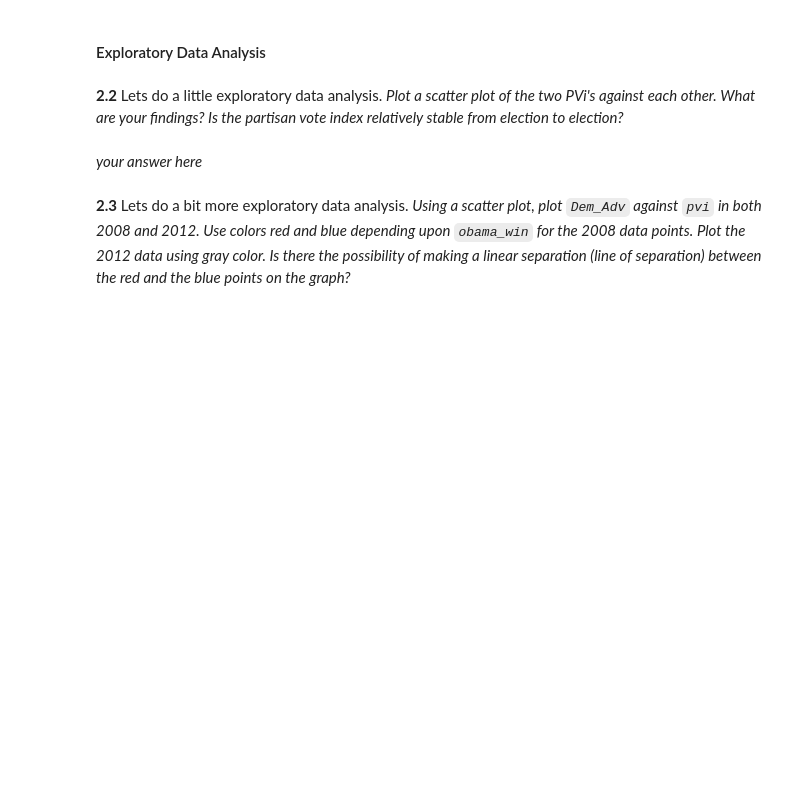
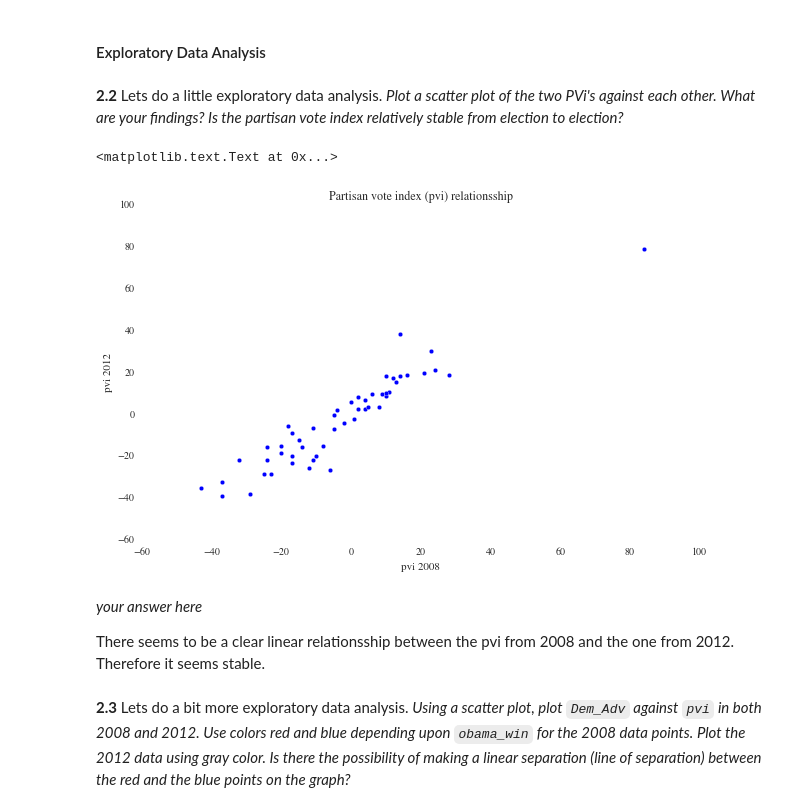
Before and after one commit to imantdaunhawer/content_2013, a Jupyter notebook: HW2.ipynb, the cells around one changed output. Saved outputs shown, nothing was run; the diff lists cells and outputs as text; code cells hidden in the pictures; blank space fills up the shorter version.

```diff
--- a/HW2.ipynb
+++ b/HW2.ipynb
@@ -850,0 +871,8 @@ pvi08.head()
+# %%
+#your code here
+e2008 = pd.DataFrame(pvi08, columns = ["pvi"])
+e2008["Dem_Adv"] = prediction_08.Dem_Adv - prediction_08.Dem_Adv.mean()
+e2008["obama_win"] = pd.DataFrame(prediction_08.Dem_Win > 0).astype(int)
+e2008["Dem_Win"] = prediction_08.Dem_Win
+
+e2008.head()
@@ -871,4 +921,15 @@ results2012.head()
-# %% [markdown]
-*your answer here*
+# %%
+#your code here
+plt.scatter(e2008.pvi, e2012.pvi)
+plt.title("Partisan vote index (pvi) relationsship")
+plt.xlabel("pvi 2008")
+plt.ylabel("pvi 2012")
+# %% [output]
+<matplotlib.text.Text at 0x...>
+[figure, added]
+# %% [markdown]
+*your answer here*
+
+There seems to be a clear linear relationsship between the pvi from 2008 and the one from 2012. Therefore it seems stable.
 # %% [markdown]
 **2.3** Lets do a bit more exploratory data analysis. *Using a scatter plot, plot `Dem_Adv` against `pvi` in both 2008 and 2012. Use colors red and blue depending upon `obama_win` for the 2008 data points.  Plot the 2012 data using gray color. Is there the possibility of making a linear separation (line of separation) between the red and the blue points on the graph?*
```
Also changed, not shown: parts of 10 cells of this notebook, 1 other file.
